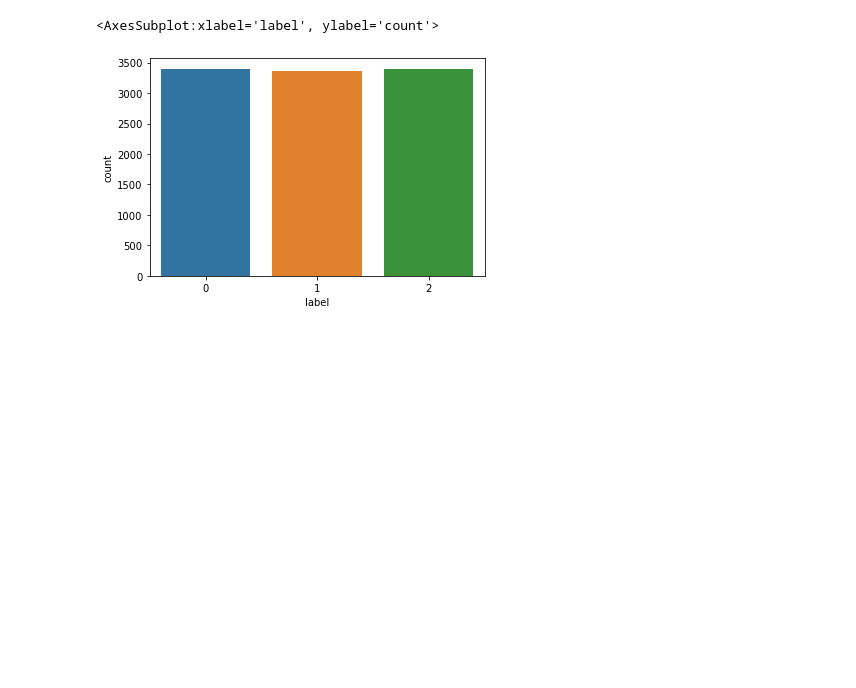
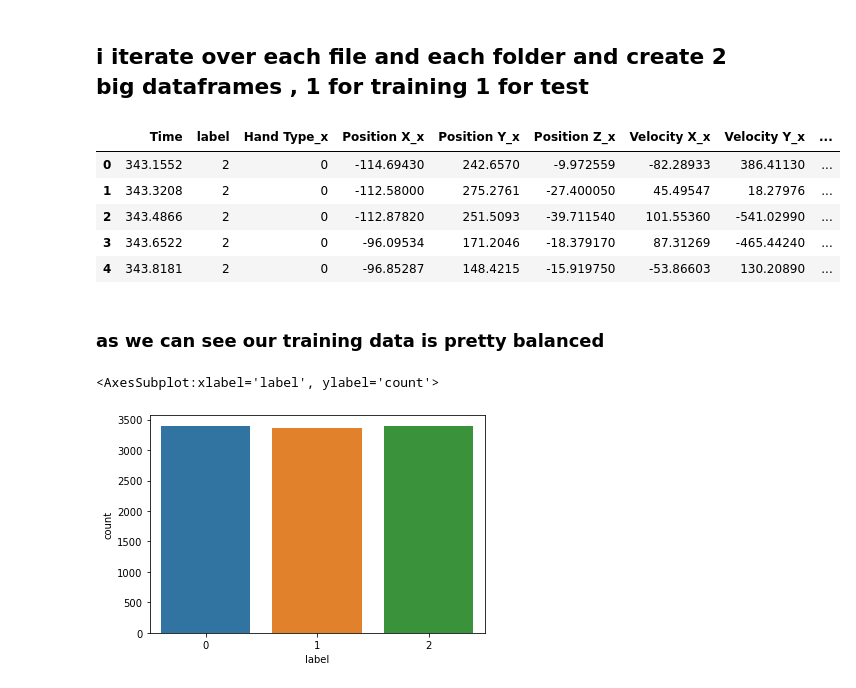
Before and after one commit to TalSomech/Data-Sc-101, a Jupyter notebook: Hands.ipynb, the cells around one changed output. Saved outputs shown, nothing was run; the diff lists cells and outputs as text; code cells hidden in the pictures; blank space fills up the shorter version.

```diff
--- a/Hands.ipynb
+++ b/Hands.ipynb
@@ -53,4 +57,6 @@ def createDF(path):
     return init_df
+# %% [markdown]
+## i iterate over each file and each folder and create 2 big dataframes , 1 for training 1 for test
 # %%
 train_df=pd.DataFrame()
 test_df=pd.DataFrame()
@@ -75,4 +79,15 @@ train_df[" Hand Type_x"] = train_df[" Hand Type_x"].replace({'left': 0, 'right':
 test_df[" Hand Type_x"] = test_df[" Hand Type_x"].replace({'left': 0, 'right': 1})
 train_df[" Hand Type_y"] = train_df[" Hand Type_y"].replace({'left': 0, 'right': 1})
 test_df[" Hand Type_y"] = test_df[" Hand Type_y"].replace({'left': 0, 'right': 1})
+# %%
+train_df.head()
+# %% [output]
+|  | Time | label | Hand Type_x | Position X_x | Position Y_x | Position Z_x | Velocity X_x | Velocity Y_x | ... |
+| 0 | 343.1552 | 2 | 0 | -114.69430 | 242.6570 | -9.972559 | -82.28933 | 386.41130 | ... |
+| 1 | 343.3208 | 2 | 0 | -112.58000 | 275.2761 | -27.400050 | 45.49547 | 18.27976 | ... |
+| 2 | 343.4866 | 2 | 0 | -112.87820 | 251.5093 | -39.711540 | 101.55360 | -541.02990 | ... |
+| 3 | 343.6522 | 2 | 0 | -96.09534 | 171.2046 | -18.379170 | 87.31269 | -465.44240 | ... |
+| 4 | 343.8181 | 2 | 0 | -96.85287 | 148.4215 | -15.919750 | -53.86603 | 130.20890 | ... |
+# %% [markdown]
+### as we can see our training data is pretty balanced
 # %%
```
Also changed, not shown: parts of 15 cells of this notebook.
